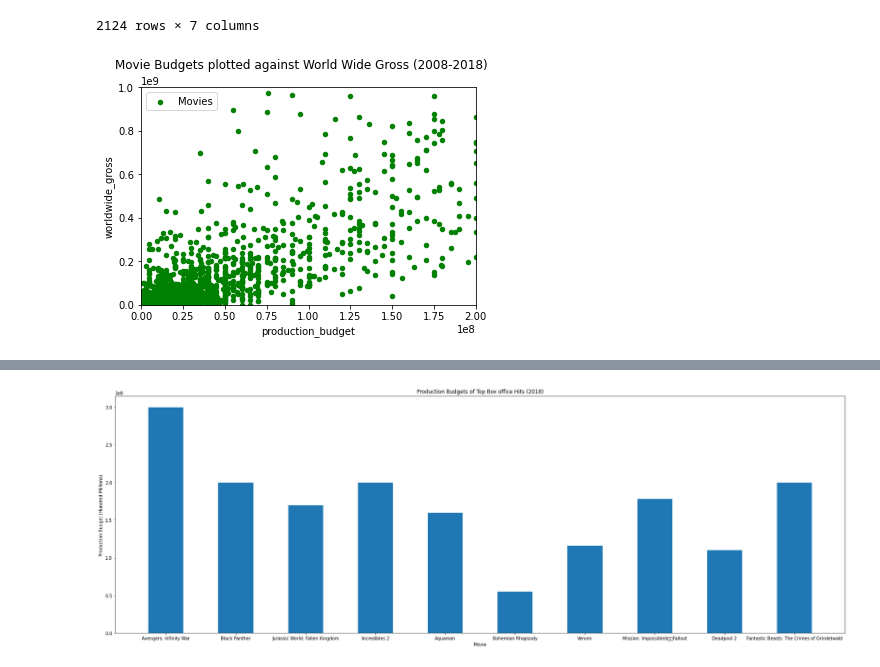
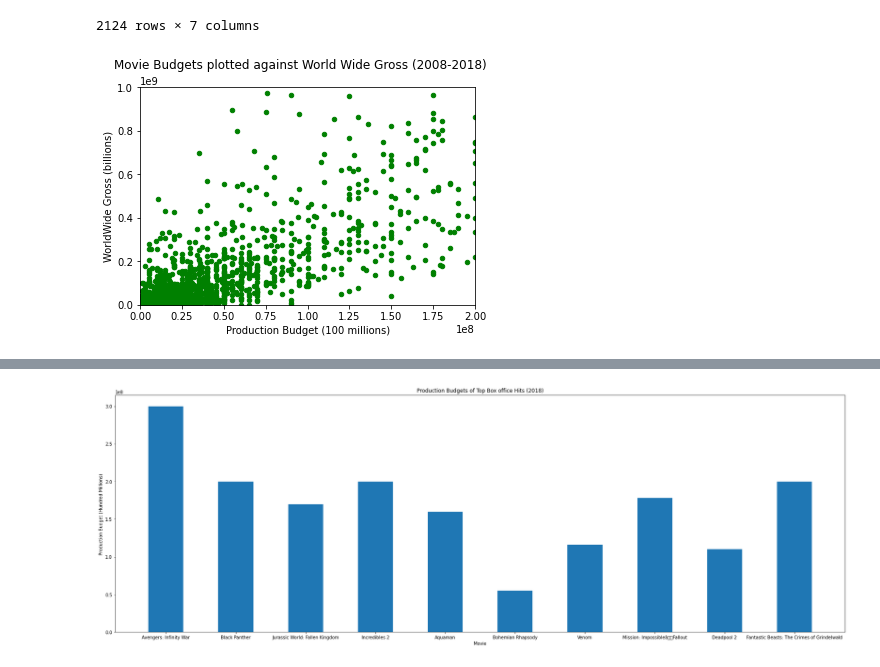
Before and after one commit to tonymbennett5/MovieDataProject-, a Jupyter notebook: dsc-phase1-project-template.ipynb, the cells around one changed output, grey strips where cells are left out. Drawn from its saved outputs; the diff is of its cells as text; code cells hidden in the pictures.

```diff
--- a/dsc-phase1-project-template.ipynb
+++ b/dsc-phase1-project-template.ipynb
@@ -323,0 +252,3 @@ memory usage: 94.1+ KB
+# %%
+# splits release_date section to give us year
+movie_budgets['year'] = pd.to_datetime(movie_budgets['release_date']).dt.year
@@ -490,11 +519,14 @@ movie_budgets
 # %%
-ax = movie_budgets.plot.scatter(x="production_budget", y = "worldwide_gross",color = "Green", label = "Movies")
+ax = movie_budgets.plot.scatter(x="production_budget", y = "worldwide_gross",color = "Green")
 ax.set_xlim(0,200000000)
 ax.set_ylim(0,1000000000)
+ax.set_xlabel('Production Budget (100 millions)')
+ax.set_ylabel('WorldWide Gross (billions)')
 plt.suptitle('Movie Budgets plotted against World Wide Gross (2008-2018) ')
+plt.savefig('images/prodbud_totalgross.png')
 plt.show()
 # %% [output]
-[figure, old version]
+[figure, new version]
 # %%
 # Another good visualization to help this final busines recomendation would be bar chart with the top movies of 2018
 # showing their production budgets
```
Also changed, not shown: parts of 78 cells of this notebook, 8 other files.
